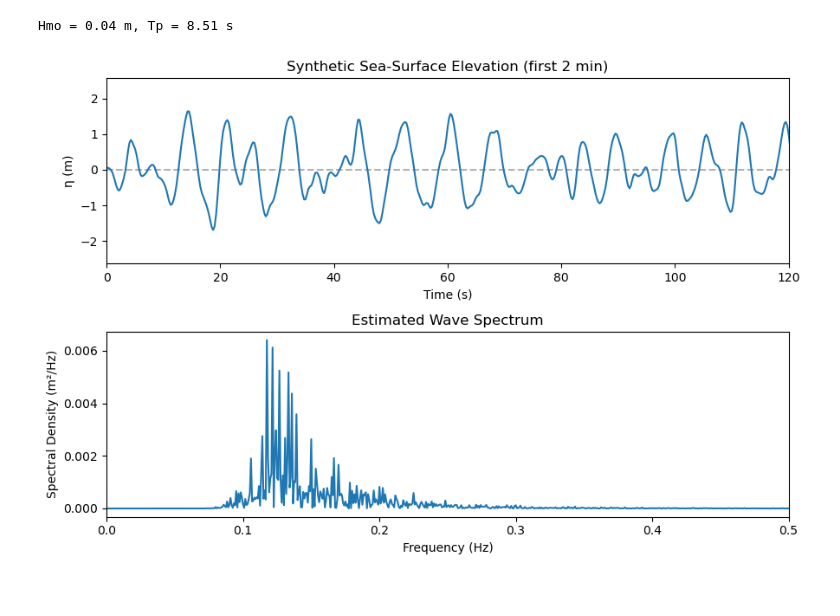
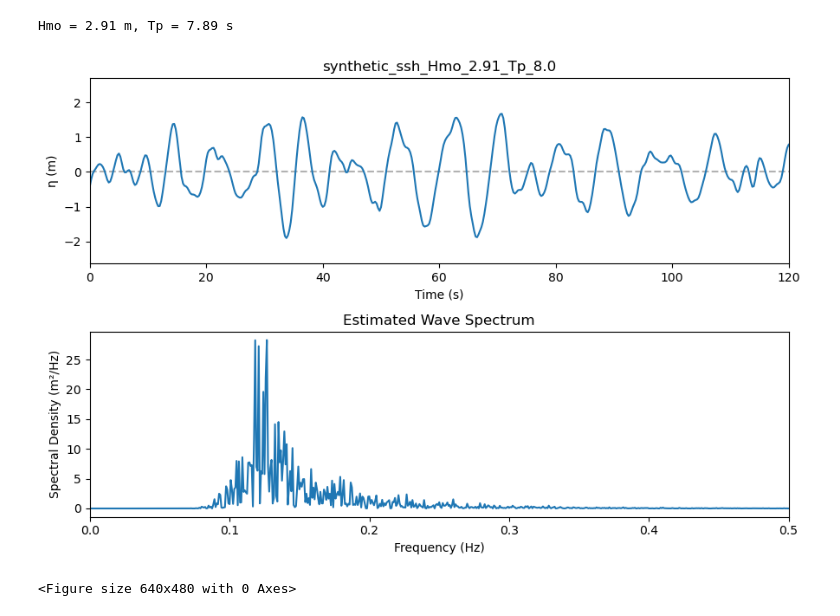
Before and after one commit to csherwood-usgs/FA_science, a Jupyter notebook: make_fake_sea_surface_elevations.ipynb, the cells around one changed output. Cells and saved outputs as stored; diff of their text form; code cells hidden in the pictures.

Commit message:
added figures

```diff
--- a/make_fake_sea_surface_elevations.ipynb
+++ b/make_fake_sea_surface_elevations.ipynb
@@ -7,23 +7,25 @@ import pandas as pd
 # ------------------------------------------------------------
 # PARAMETERS
 # ------------------------------------------------------------
-dt = 1/4            # 4 Hz sampling (seconds)
-duration = 20*60    # 20 minutes
-N = int(duration / dt)
-fs = 1/dt
-t = np.arange(N) * dt
+dt = 1/4                     # 4-Hz sampling rate (seconds)
+duration = 20*60             # 20-minute time series
+N = int(duration / dt)       # number of points in the time series
+fs = 1/dt                    # sampling frequencty
+t = np.arange(N) * dt        # time in seconds
 
 Hs = 3.0            # target significant wave height (m)
 Tp = 8.0            # target peak period (s)
 gamma = 3.3         # JONSWAP peakedness
-g = 9.81
+g = 9.81            # acceleration due to gravity
 
 # ------------------------------------------------------------
 # JONSWAP spectrum (m^2/Hz)
+# This is a spectrum that has a shape based on many wave measurements in the North Sea
+#
 # ------------------------------------------------------------
-f = np.linspace(0.02, 1.0, N//2+1)
+f = np.linspace(0.02, 1.0, N//2+1)             # define the frequencies we will use
 fp = 1/Tp
-alpha = 0.076 * (Hs**2 * fp**4 / g**2)**0.22  # standard JONSWAP alpha formulation
+alpha = 0.076 * (Hs**2 * fp**4 / g**2)**0.22   # standard JONSWAP alpha formulation
 
 sigma = np.where(f <= fp, 0.07, 0.09)
 r = np.exp(-0.5 * ((f - fp)/ (sigma * fp))**2)
@@ -33,50 +35,57 @@ S[f==0] = 0
 # ------------------------------------------------------------
 # Generate random phases and synthesize surface elevation
 # ------------------------------------------------------------
-df = f[1]-f[0]
-a = np.sqrt(2*S*df)        # amplitude for each component
-phase = 2*np.pi*np.random.rand(len(f))
-eta = np.sum(a[:, None] * np.cos(2*np.pi*f[:,None]*t + phase[:,None]), axis=0)
+df = f[1]-f[0]                                  # calculate the difference between frequencies (also known as the spectral bandwith)
+a = np.sqrt(2*S*df)                             # amplitude for each component
+phase = 2*np.pi*np.random.rand(len(f))          # mix up the phases randomly
+eta = np.sum(a[:, None] * np.cos(2*np.pi*f[:,None]*t + phase[:,None]), axis=0) # this calculates all of the sine cuvrves and adds them up
 
 # ------------------------------------------------------------
-# Verify spectral properties
+# Verify spectral properties - Calculate the spectrum from the time series
 # ------------------------------------------------------------
-eta -= np.mean(eta) # remove the mean
+eta -= np.mean(eta)              # remove mean
 Nfft = len(eta)
+dt = 1/fs
+
 E = np.fft.rfft(eta)
-S_est = (2/(Nfft**2*fs)) * np.abs(E)**2
-S_est[0] /= 2
+S_est = (2*dt/Nfft) * (np.abs(E)**2)   # <-- correct one-sided scaling
+S_est[0] *= 0.5                        # half the DC bin
+if Nfft % 2 == 0:
+    S_est[-1] *= 0.5                   # half the Nyquist bin (if it exists)
 f_est = np.fft.rfftfreq(Nfft, d=dt)
 
-m0 = integrate.trapezoid(S_est, f_est)
+m0  = integrate.trapezoid(S_est, f_est)
 Hmo = 4*np.sqrt(m0)
 fp_est = f_est[np.argmax(S_est)]
-Tp_est = 1/fp_est
+Tp_est = 1/fp_est if fp_est > 0 else np.nan
 
 print(f"Hmo = {Hmo:.2f} m, Tp = {Tp_est:.2f} s")
 
 # ------------------------------------------------------------
 # PLOTS
 # ------------------------------------------------------------
+figname = f"synthetic_ssh_Hmo_{Hmo:.2f}_Tp_{Tp:.1f}"
 fig, axs = plt.subplots(2,1, figsize=(9,6))
 axs[0].plot(t, np.zeros_like(t), '--', c='gray', alpha=0.6 )
 axs[0].plot(t, eta)
 axs[0].set_xlim(0,120)
 axs[0].set_xlabel('Time (s)')
 axs[0].set_ylabel('η (m)')
-axs[0].set_title('Synthetic Sea-Surface Elevation (first 2 min)')
+axs[0].set_title(figname)
 
 axs[1].plot(f_est, S_est)
 axs[1].set_xlim(0, 0.5)
 axs[1].set_xlabel('Frequency (Hz)')
 axs[1].set_ylabel('Spectral Density (m²/Hz)')
 axs[1].set_title('Estimated Wave Spectrum')
 plt.tight_layout()
 plt.show()
+plt.savefig(figname+".png")
 
 # Save the time series
 df = pd.DataFrame({'time_s': t, 'eta_m': eta})
-df.to_csv('synthetic_sea_surface_3m8s_4Hz_20min.csv', index=False)
+df.to_csv(figname+".csv", index=False)
 # %% [output]
-Hmo = 0.04 m, Tp = 8.51 s
+Hmo = 2.91 m, Tp = 7.89 s
-[figure, old version]
+[figure, new version]
+<Figure size 640x480 with 0 Axes>
```
Also changed, not shown: 9 other files.
